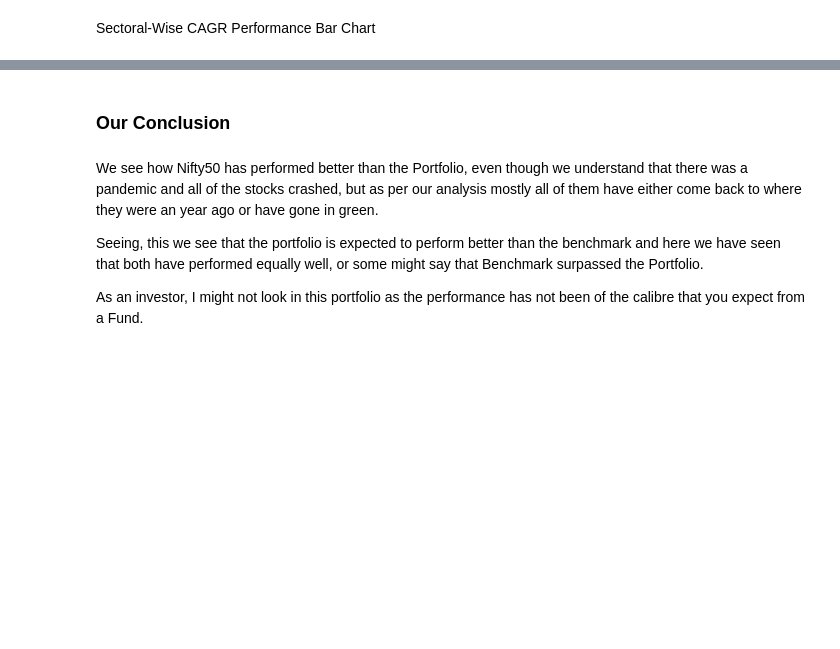
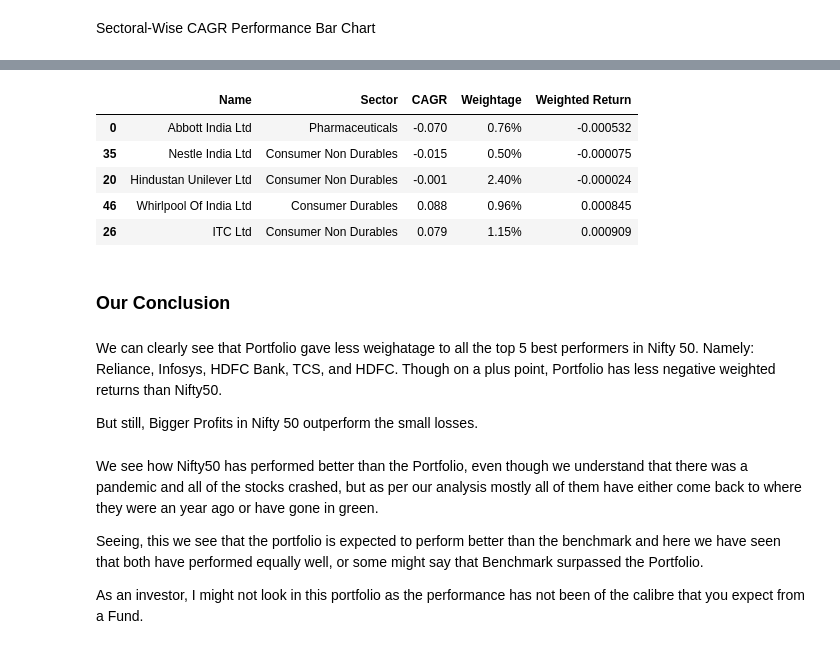
Before and after one commit to sarthakgoel31/Portfolio-outperformance-in-terms-of-CAGR, a Jupyter notebook: Portfolio Outperformance wrt CAGR.ipynb, the cells around one changed output, grey strips where cells are left out. Drawn from its saved outputs; the diff is of its cells as text; code cells hidden in the pictures; blank space fills up the shorter version.

```diff
--- a/Portfolio Outperformance wrt CAGR.ipynb
+++ b/Portfolio Outperformance wrt CAGR.ipynb
@@ -226,5 +253,20 @@ df.iplot(kind='bar', xTitle='Sectors', yTitle='CAGR', title='Sector-Wise CAGR pe
+# %%
+Portfolio_CAGR.sort_values('Weighted Return').head()
+# %% [output]
+|  | Name | Sector | CAGR | Weightage | Weighted Return |
+| 0 | Abbott India Ltd | Pharmaceuticals | -0.070 | 0.76% | -0.000532 |
+| 35 | Nestle India Ltd | Consumer Non Durables | -0.015 | 0.50% | -0.000075 |
+| 20 | Hindustan Unilever Ltd | Consumer Non Durables | -0.001 | 2.40% | -0.000024 |
+| 46 | Whirlpool Of India Ltd | Consumer Durables | 0.088 | 0.96% | 0.000845 |
+| 26 | ITC Ltd | Consumer Non Durables | 0.079 | 1.15% | 0.000909 |
 # %% [markdown]
 ### Our Conclusion
+# %% [markdown]
+We can clearly see that Portfolio gave less weighatage to all the top 5 best performers in Nifty 50.
+Namely: Reliance, Infosys, HDFC Bank, TCS, and HDFC.
+Though on a plus point, Portfolio has less negative weighted returns than Nifty50.
+
+But still, Bigger Profits in Nifty 50 outperform the small losses.
 # %% [markdown]
 We see how Nifty50 has performed better than the Portfolio, even though we understand that there was a pandemic and all of the stocks crashed, but as per our analysis mostly all of them have either come back to where they were an year ago or have gone in green.
 
```
Also changed, not shown: parts of 3 cells of this notebook.
